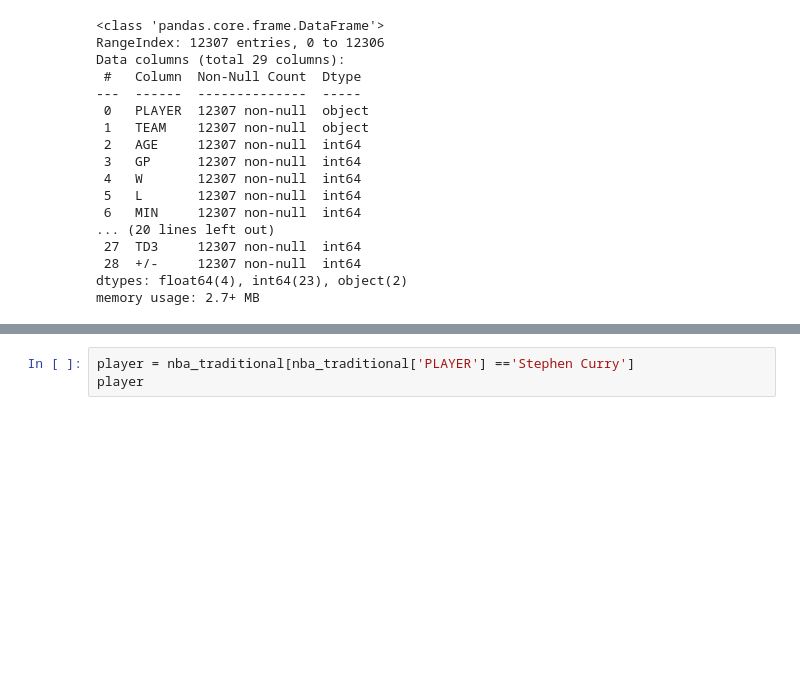
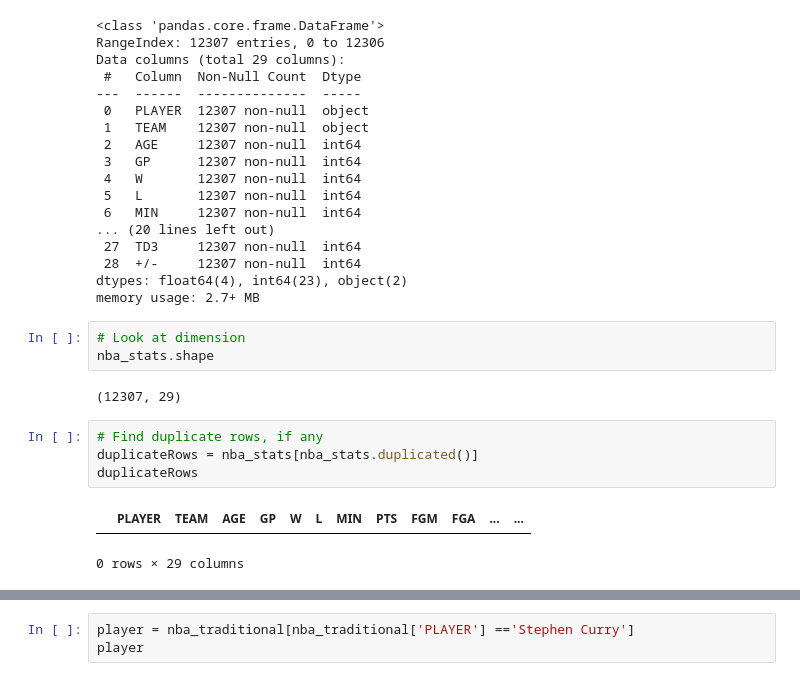
Before and after one commit to sandra-t-3282/NBA_Salary_Regression, a Jupyter notebook: traditional_nba_pipeline_final.ipynb, the cells around one changed output, grey strips where cells are left out. Saved outputs shown, nothing was run; the diff lists cells and outputs as text; blank space fills up the shorter version.

```diff
--- a/traditional_nba_pipeline_final.ipynb
+++ b/traditional_nba_pipeline_final.ipynb
@@ -213,3 +215,15 @@ Data columns (total 29 columns):
  28  +/-     12307 non-null  int64
 dtypes: float64(4), int64(23), object(2)
 memory usage: 2.7+ MB
+# %%
+# Look at dimension
+nba_stats.shape
+# %% [output]
+(12307, 29)
+# %%
+# Find duplicate rows, if any
+duplicateRows = nba_stats[nba_stats.duplicated()]
+duplicateRows
+# %% [output]
+|  | PLAYER | TEAM | AGE | GP | W | L | MIN | PTS | FGM | FGA | ... | ... |
+0 rows × 29 columns
```
Also changed, not shown: parts of 13 cells of this notebook, 2 other files.
